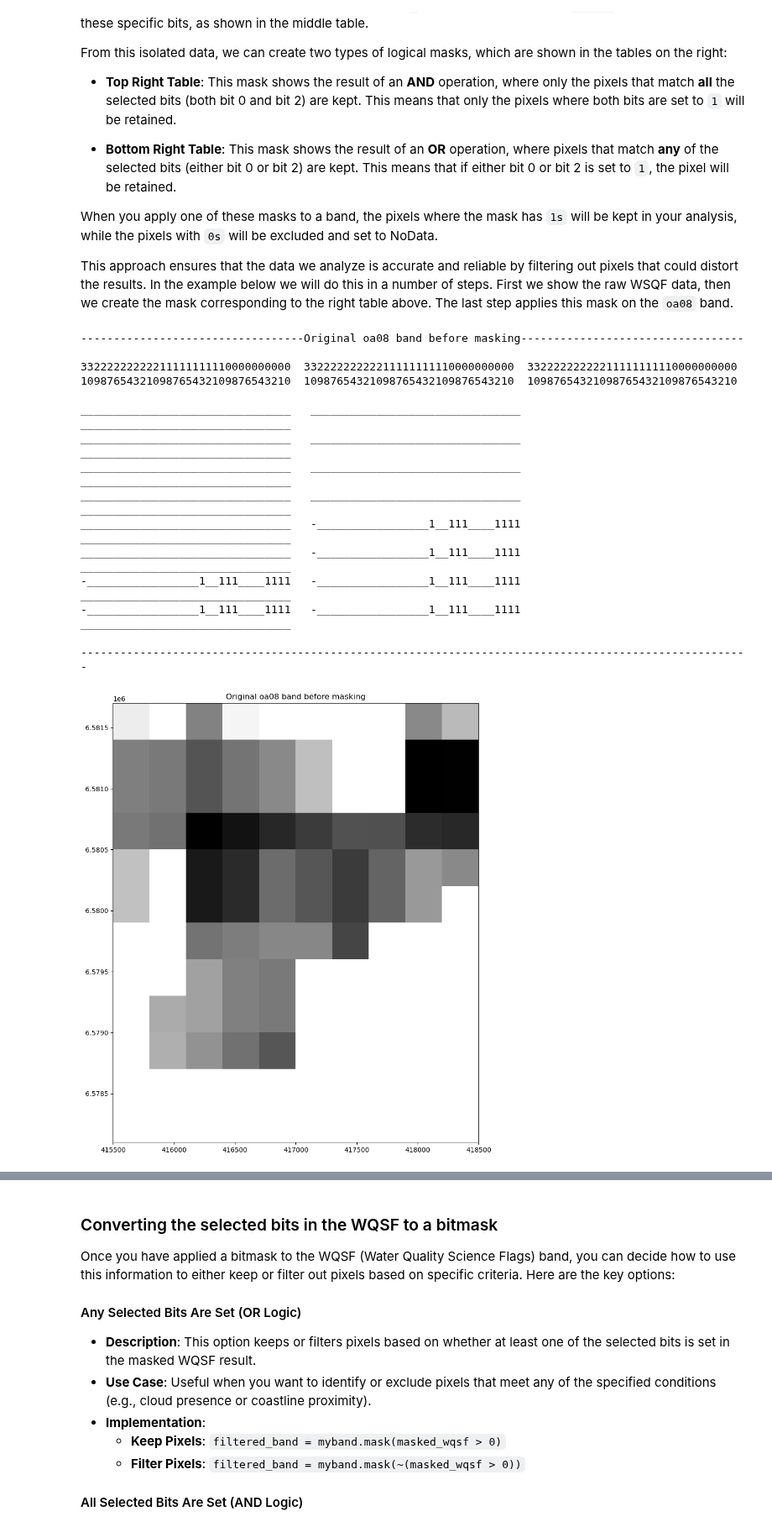
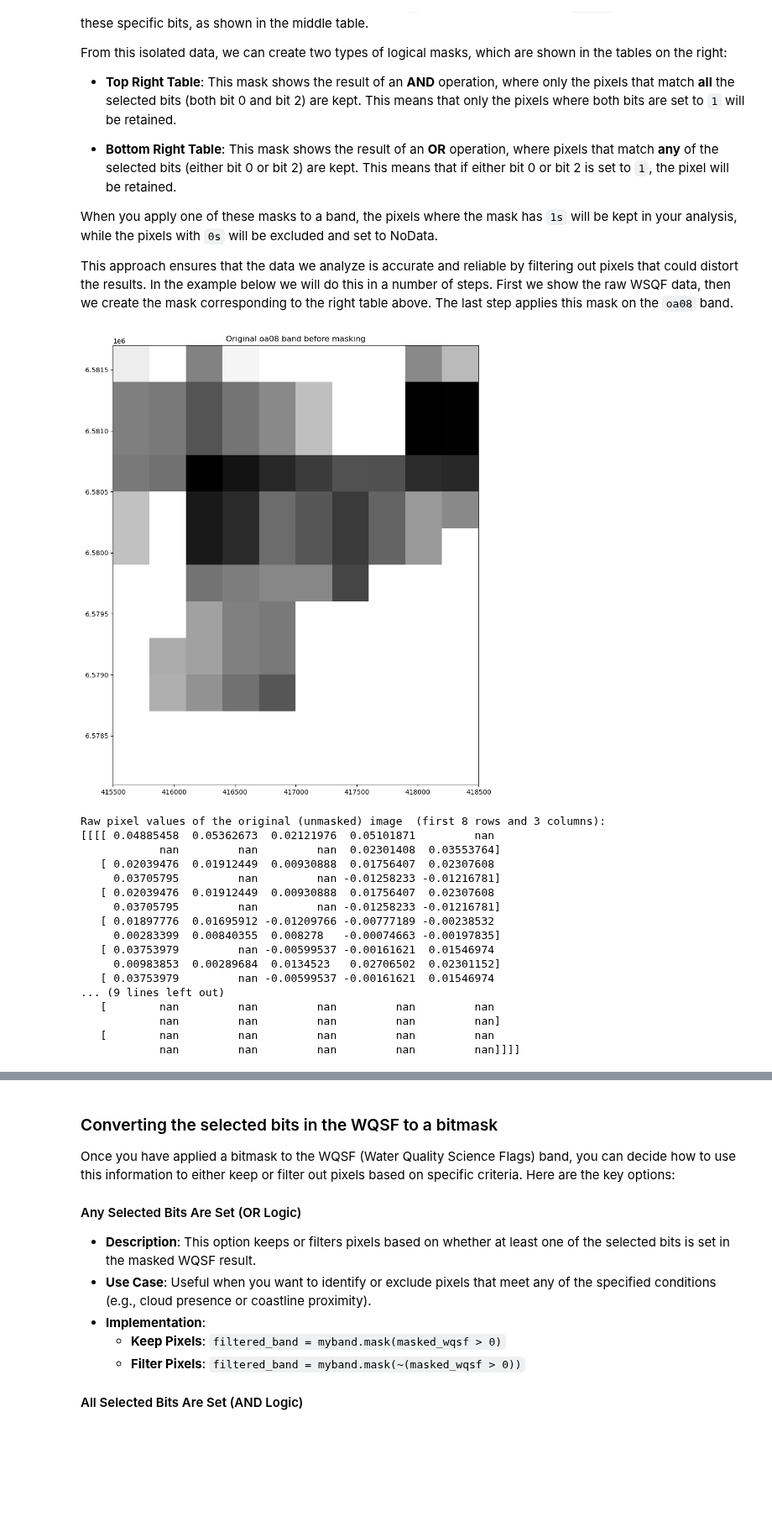
Before and after one commit to DigitalEarthSweden/digital-earth-sweden-community, a Jupyter notebook: tutorials/060_EO_010-Masking-data.ipynb, the cells around one changed output, grey strips where cells are left out. Shown at 84% size. Cells and saved outputs as stored; diff of their text form; code cells hidden in the pictures; blank space fills up the shorter version.

Commit message:
demo_helpers now closes files. Some visual improvements to notebooks made

```diff
--- a/tutorials/060_EO_010-Masking-data.ipynb
+++ b/tutorials/060_EO_010-Masking-data.ipynb
@@ -416,27 +419,31 @@ s3_datacube = conn.load_collection(
 # %%
 # 2. Extract and view  the oa08 band (red light, 665 nm) for analysis
 oa08_band = s3_datacube.band("oa08")
 oa08_data = oa08_band.download(format="gtiff")
 title="Original oa08 band before masking"
 oa08_image = show_result(oa08_data, title=title, colormap="gray", norm=False)
-show_binary_image_thumbnail(oa08_image, title=title)
+
+print("Raw pixel values of the original (unmasked) image  (first 8 rows and 3 columns):")
+print(oa08_image[:8, :3])
 # %% [output]
+[figure]
-----------------------------------Original oa08 band before masking----------------------------------
-
-33222222222211111111110000000000  33222222222211111111110000000000  33222222222211111111110000000000
-10987654321098765432109876543210  10987654321098765432109876543210  10987654321098765432109876543210
-
-________________________________   ________________________________   ________________________________
-________________________________   ________________________________   ________________________________
-________________________________   ________________________________   ________________________________
-________________________________   ________________________________   ________________________________
-________________________________   -_________________1__111____1111   ________________________________
-________________________________   -_________________1__111____1111   ________________________________
--_________________1__111____1111   -_________________1__111____1111   ________________________________
--_________________1__111____1111   -_________________1__111____1111   ________________________________
-
-------------------------------------------------------------------------------------------------------
+Raw pixel values of the original (unmasked) image  (first 8 rows and 3 columns):
+[[[[ 0.04885458  0.05362673  0.02121976  0.05101871         nan
+            nan         nan         nan  0.02301408  0.03553764]
+   [ 0.02039476  0.01912449  0.00930888  0.01756407  0.02307608
+     0.03705795         nan         nan -0.01258233 -0.01216781]
+   [ 0.02039476  0.01912449  0.00930888  0.01756407  0.02307608
+     0.03705795         nan         nan -0.01258233 -0.01216781]
+   [ 0.01897776  0.01695912 -0.01209766 -0.00777189 -0.00238532
+     0.00283399  0.00840355  0.008278   -0.00074663 -0.00197835]
+   [ 0.03753979         nan -0.00599537 -0.00161621  0.01546974
+     0.00983853  0.00289684  0.0134523   0.02706502  0.02301152]
+   [ 0.03753979         nan -0.00599537 -0.00161621  0.01546974
+... (9 lines left out)
+   [        nan         nan         nan         nan         nan
+            nan         nan         nan         nan         nan]
+   [        nan         nan         nan         nan         nan
+            nan         nan         nan         nan         nan]]]]
-[figure]
 # %%
 # 3. Extract and view the WSQF band for creating the quality mask
 wsqf_band = s3_datacube.band("wqsf_lsb")
```
Also changed, not shown: parts of 5 cells of this notebook, 13 other files.
